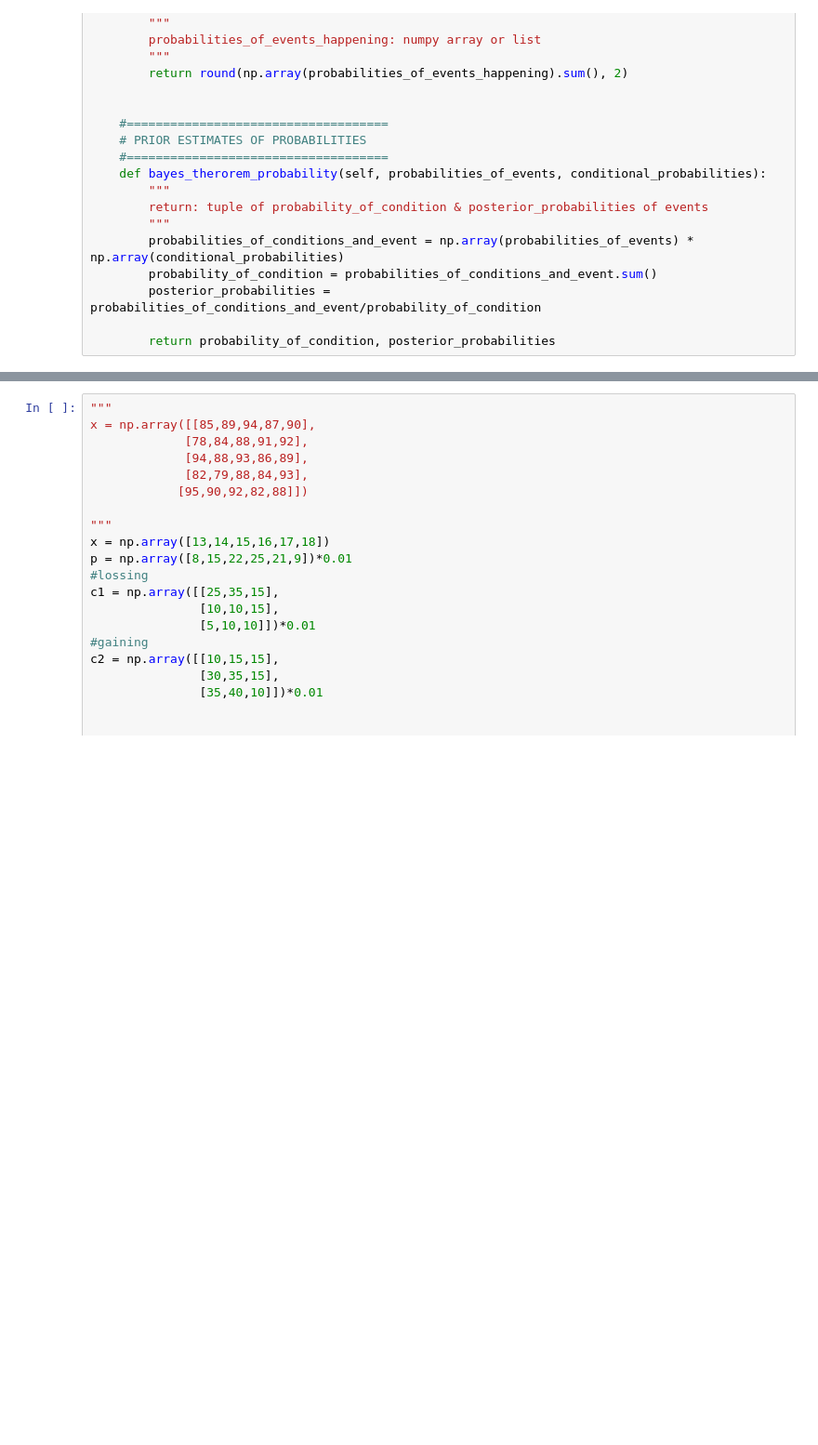
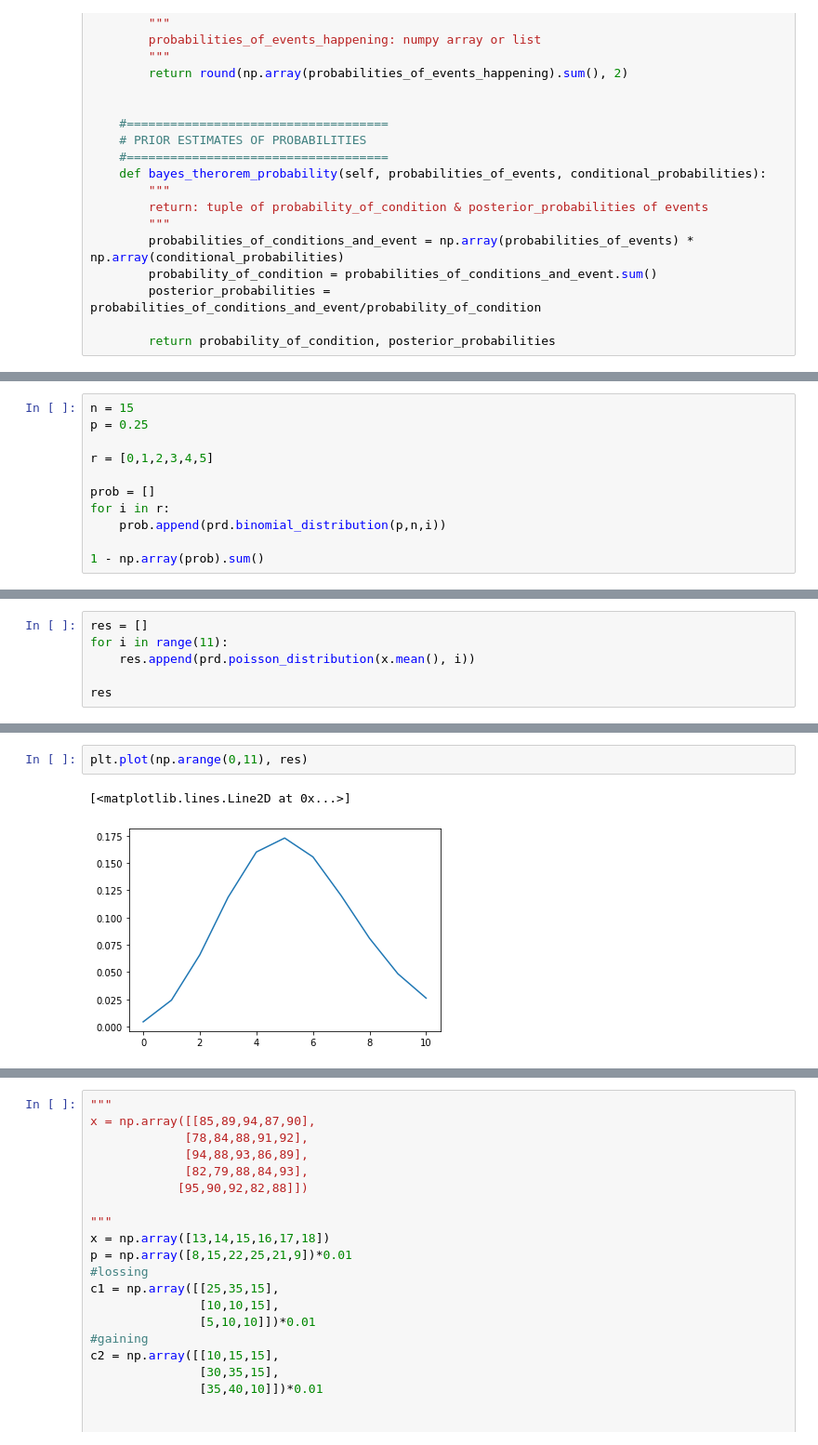
Before and after one commit to amitsanger3/frequency_distribution, a Jupyter notebook: Untitled.ipynb, the cells around one changed output, grey strips where cells are left out. Shown at 93% size. Saved outputs shown, nothing was run; the diff lists cells and outputs as text; blank space fills up the shorter version.

```diff
--- a/Untitled.ipynb
+++ b/Untitled.ipynb
@@ -574,0 +696,11 @@ class Probability_Distribution(object):
+# %%
+n = 15
+p = 0.25
+
+r = [0,1,2,3,4,5]
+
+prob = []
+for i in r:
+    prob.append(prd.binomial_distribution(p,n,i))
+
+1 - np.array(prob).sum()
@@ -574,0 +709,6 @@ class Probability_Distribution(object):
+# %%
+res = []
+for i in range(11):
+    res.append(prd.poisson_distribution(x.mean(), i))
+
+res
@@ -574,0 +727,5 @@ class Probability_Distribution(object):
+# %%
+plt.plot(np.arange(0,11), res)
+# %% [output]
+[<matplotlib.lines.Line2D at 0x...>]
+[figure, added]
```
Also changed, not shown: parts of 31 cells of this notebook, 5 other files.
